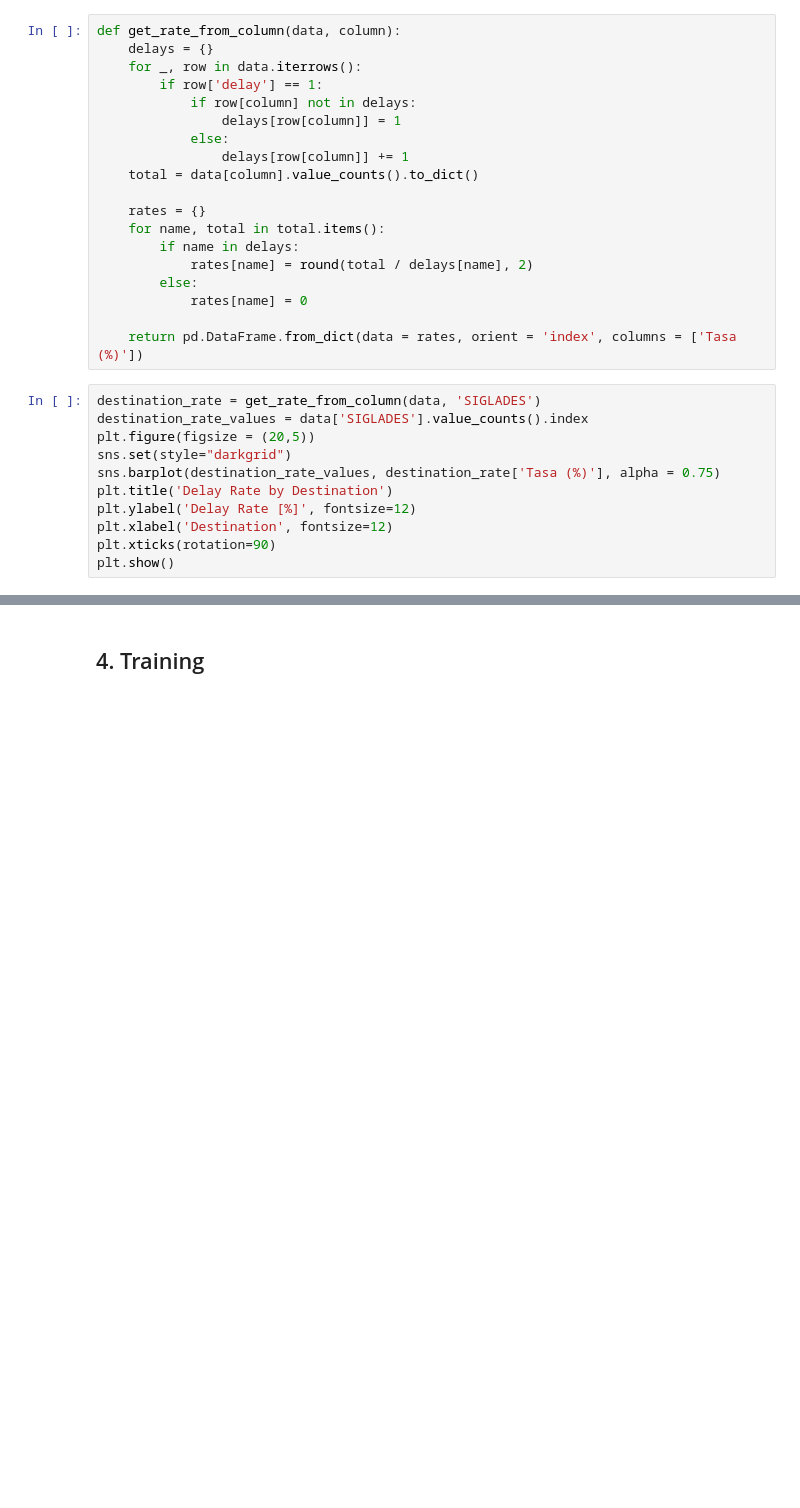
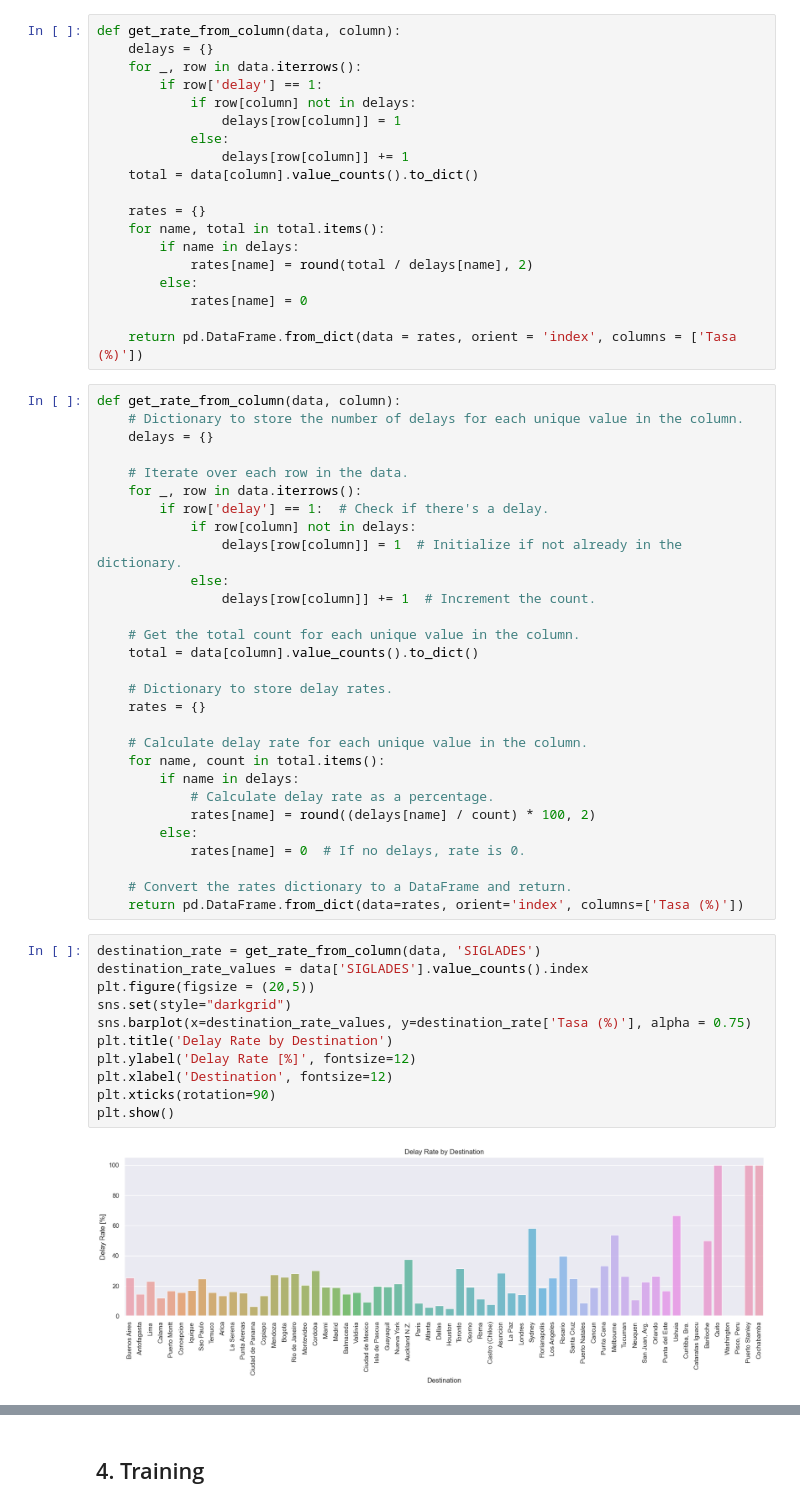
Before and after one commit to juanchate/mle_challenge, a Jupyter notebook: challenge/exploration.ipynb, the cells around one changed output, grey strips where cells are left out. Cells and saved outputs as stored; diff of their text form; blank space fills up the shorter version.

Commit message:
Fixed delay rate calculation and barplots ylim

```diff
--- a/challenge/exploration.ipynb
+++ b/challenge/exploration.ipynb
@@ -230,17 +261,48 @@ def get_rate_from_column(data, column):
             rates[name] = 0
 
     return pd.DataFrame.from_dict(data = rates, orient = 'index', columns = ['Tasa (%)'])
+# %%
+def get_rate_from_column(data, column):
+    # Dictionary to store the number of delays for each unique value in the column.
+    delays = {}
+
+    # Iterate over each row in the data.
+    for _, row in data.iterrows():
+        if row['delay'] == 1:  # Check if there's a delay.
+            if row[column] not in delays:
+                delays[row[column]] = 1  # Initialize if not already in the dictionary.
+            else:
+                delays[row[column]] += 1  # Increment the count.
+
+    # Get the total count for each unique value in the column.
+    total = data[column].value_counts().to_dict()
+
+    # Dictionary to store delay rates.
+    rates = {}
+
+    # Calculate delay rate for each unique value in the column.
+    for name, count in total.items():
+        if name in delays:
+            # Calculate delay rate as a percentage.
+            rates[name] = round((delays[name] / count) * 100, 2)
+        else:
+            rates[name] = 0  # If no delays, rate is 0.
+
+    # Convert the rates dictionary to a DataFrame and return.
+    return pd.DataFrame.from_dict(data=rates, orient='index', columns=['Tasa (%)'])
 # %%
 destination_rate = get_rate_from_column(data, 'SIGLADES')
 destination_rate_values = data['SIGLADES'].value_counts().index
 plt.figure(figsize = (20,5))
 sns.set(style="darkgrid")
-sns.barplot(destination_rate_values, destination_rate['Tasa (%)'], alpha = 0.75)
+sns.barplot(x=destination_rate_values, y=destination_rate['Tasa (%)'], alpha = 0.75)
 plt.title('Delay Rate by Destination')
 plt.ylabel('Delay Rate [%]', fontsize=12)
 plt.xlabel('Destination', fontsize=12)
 plt.xticks(rotation=90)
 plt.show()
+# %% [output]
+[figure, added]
 # %%
 airlines_rate = get_rate_from_column(data, 'OPERA')
 airlines_rate_values = data['OPERA'].value_counts().index
```
Also changed, not shown: parts of 15 cells of this notebook.
